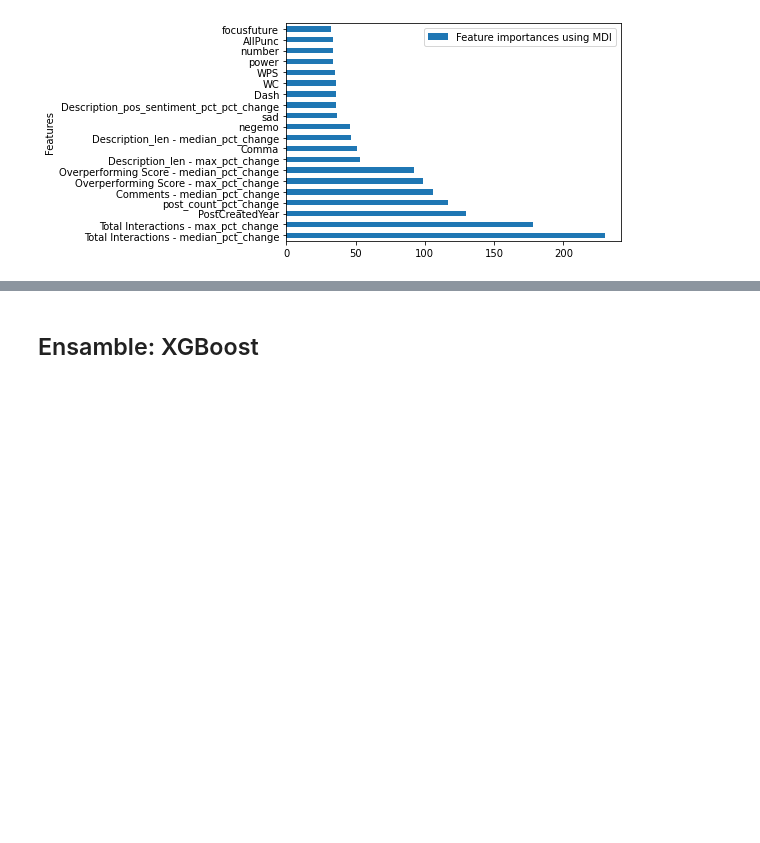
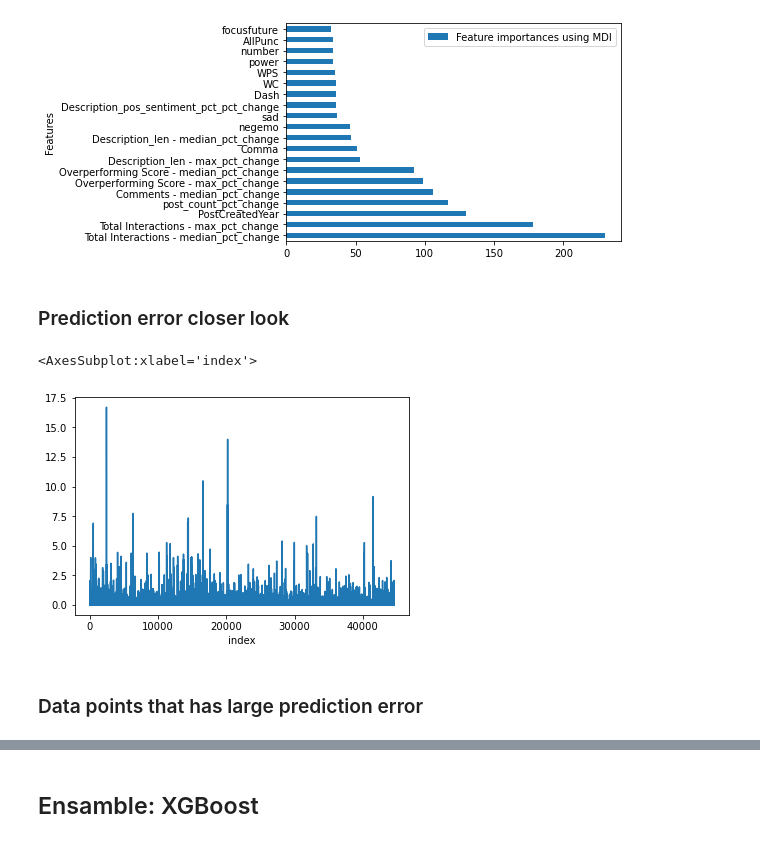
Before and after one commit to anarlewang/MRKT---Instagram-Account-Analysis, a Jupyter notebook: instagram_followers_growth%_forecast.ipynb, the cells around one changed output, grey strips where cells are left out. Cells and saved outputs as stored; diff of their text form; code cells hidden in the pictures; blank space fills up the shorter version.

Commit message:
Updates on perdiction error analysis and MSE calc

```diff
--- a/instagram_followers_growth%_forecast.ipynb
+++ b/instagram_followers_growth%_forecast.ipynb
@@ -1391,3 +1455,16 @@ lgbm_importances_df.plot.barh(x="Features",y="Feature importances using MDI")
 # %% [output]
 <AxesSubplot:ylabel='Features'>
 [figure]
+# %% [markdown]
+### Prediction error closer look
+# %%
+X_std = pd.concat([X_train_std,X_test_std])
+lgbm_predicted_full = lgbm_model.predict(X_std)
+pred_error = np.abs(lgbm_predicted_full-y)
+# %%
+pred_error.plot()
+# %% [output]
+<AxesSubplot:xlabel='index'>
+[figure, added]
+# %% [markdown]
+### Data points that has large prediction error
```
Also changed, not shown: parts of 7 cells of this notebook.
